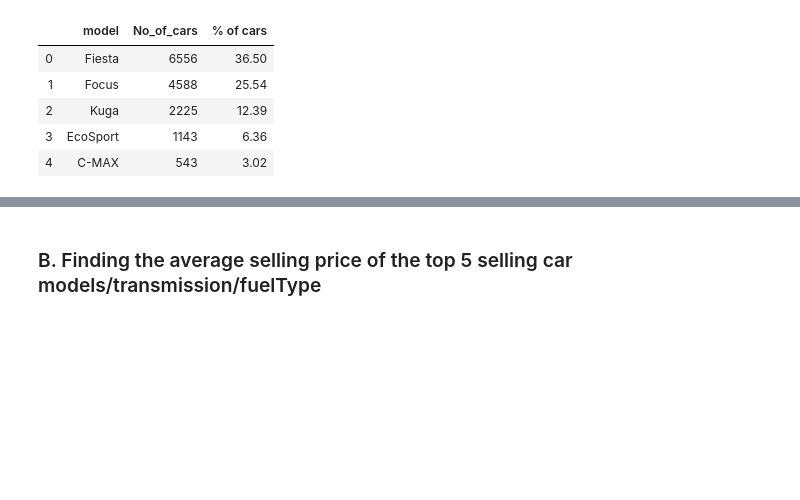
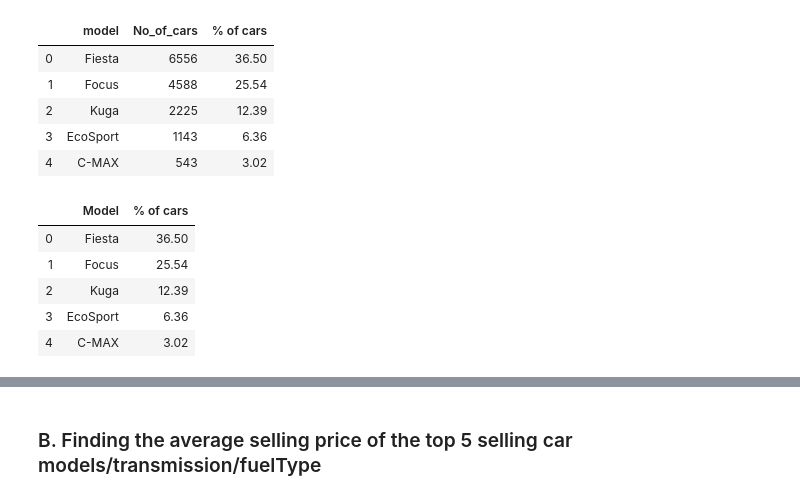
Before and after one commit to nabilatajrin/bmw-used-car-analysis, a Jupyter notebook: ford_used_car_EDA.ipynb, the cells around one changed output, grey strips where cells are left out. Saved outputs shown, nothing was run; the diff lists cells and outputs as text; code cells hidden in the pictures; blank space fills up the shorter version.

```diff
--- a/ford_used_car_EDA.ipynb
+++ b/ford_used_car_EDA.ipynb
@@ -456,3 +456,15 @@ top_selling_car
 | 2 | Kuga | 2225 | 12.39 |
 | 3 | EcoSport | 1143 | 6.36 |
 | 4 | C-MAX | 543 | 3.02 |
+# %%
+df_A = pd.DataFrame({'Model':['Fiesta','Focus','Kuga','EcoSport','C-MAX'],
+                     '% of cars':[36.50,25.54,12.39,6.36,3.02]})
+
+display(df_A)
+# %% [output]
+|  | Model | % of cars |
+| 0 | Fiesta | 36.50 |
+| 1 | Focus | 25.54 |
+| 2 | Kuga | 12.39 |
+| 3 | EcoSport | 6.36 |
+| 4 | C-MAX | 3.02 |
```
Also changed, not shown: parts of 10 cells of this notebook.
